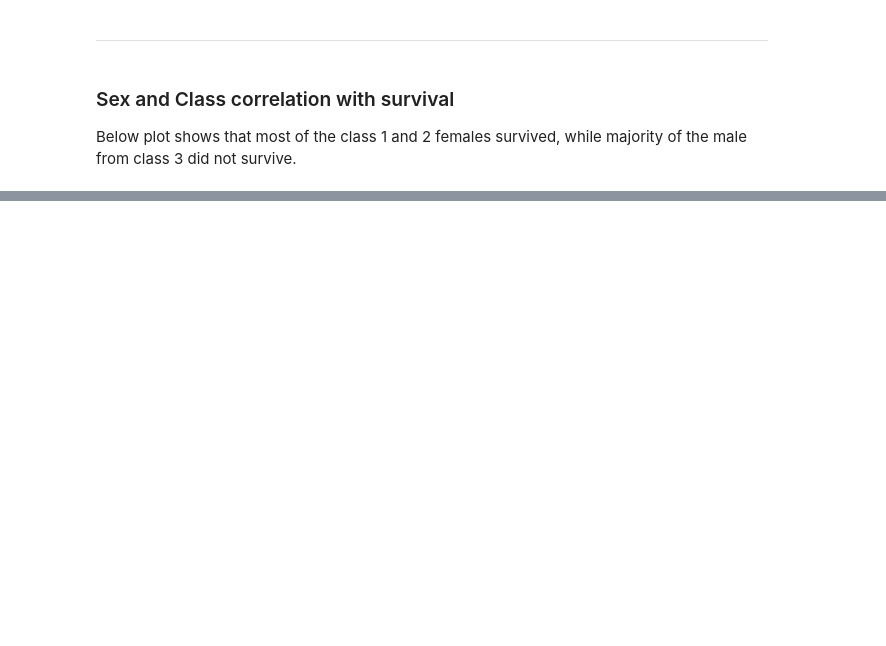
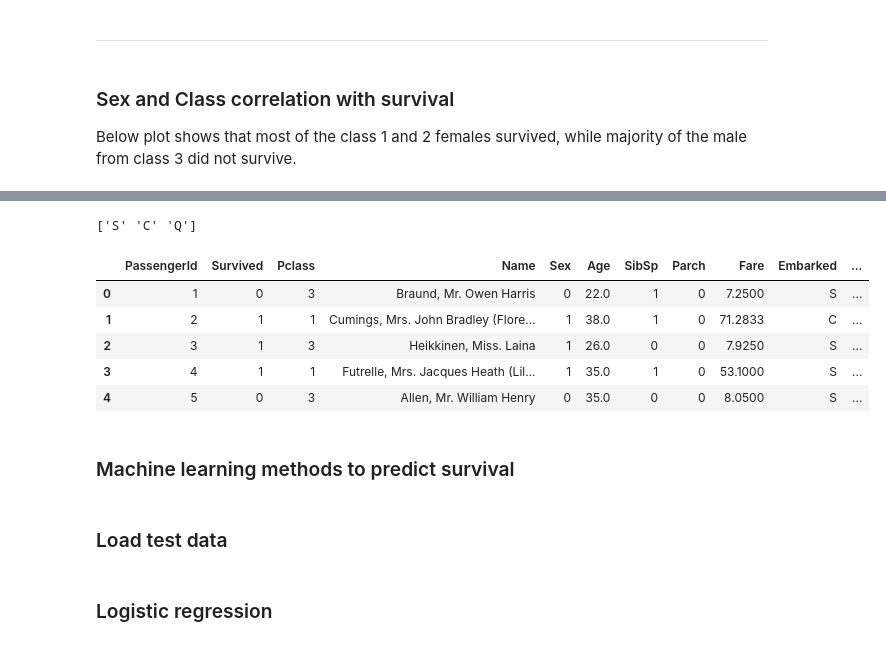
Before and after one commit to interlayer/kaggle-titanic, a Jupyter notebook: scripts/self/data_exploration.ipynb, the cells around one changed output, grey strips where cells are left out. Cells and saved outputs as stored; diff of their text form; code cells hidden in the pictures; blank space fills up the shorter version.

```diff
--- a/scripts/self/data_exploration.ipynb
+++ b/scripts/self/data_exploration.ipynb
@@ -60,0 +113,22 @@ g.map(plt.hist, "Survived")
+# %%
+# Replace all the occurences of male with the number 0.
+train_df.loc[train_df["Sex"] == "male", "Sex"] = 0
+train_df.loc[train_df["Sex"] == "female", "Sex"] = 1
+
+# Find all the unique values for "Embarked".
+print(train_df["Embarked"].unique())
+train_df["Embarked"] = train_df["Embarked"].fillna('S')
+
+embarked_dummy = pd.get_dummies(train_df["Embarked"], dummy_na=True, prefix="Embarked")
+train_df = pd.concat([train_df, embarked_dummy], axis=1)
+train_df.head()
+# %% [output]
+['S' 'C' 'Q']
+|  | PassengerId | Survived | Pclass | Name | Sex | Age | SibSp | Parch | Fare | Embarked | ... |
+| 0 | 1 | 0 | 3 | Braund, Mr. Owen Harris | 0 | 22.0 | 1 | 0 | 7.2500 | S | ... |
+| 1 | 2 | 1 | 1 | Cumings, Mrs. John Bradley (Flore... | 1 | 38.0 | 1 | 0 | 71.2833 | C | ... |
+| 2 | 3 | 1 | 3 | Heikkinen, Miss. Laina | 1 | 26.0 | 0 | 0 | 7.9250 | S | ... |
+| 3 | 4 | 1 | 1 | Futrelle, Mrs. Jacques Heath (Lil... | 1 | 35.0 | 1 | 0 | 53.1000 | S | ... |
+| 4 | 5 | 0 | 3 | Allen, Mr. William Henry | 0 | 35.0 | 0 | 0 | 8.0500 | S | ... |
+# %% [markdown]
+### Machine learning methods to predict survival
@@ -60,0 +141,2 @@ g.map(plt.hist, "Survived")
+# %% [markdown]
+### Load test data
@@ -60,0 +154,2 @@ g.map(plt.hist, "Survived")
+# %% [markdown]
+### Logistic regression
```
Also changed, not shown: parts of 13 cells of this notebook, 1 other file.
